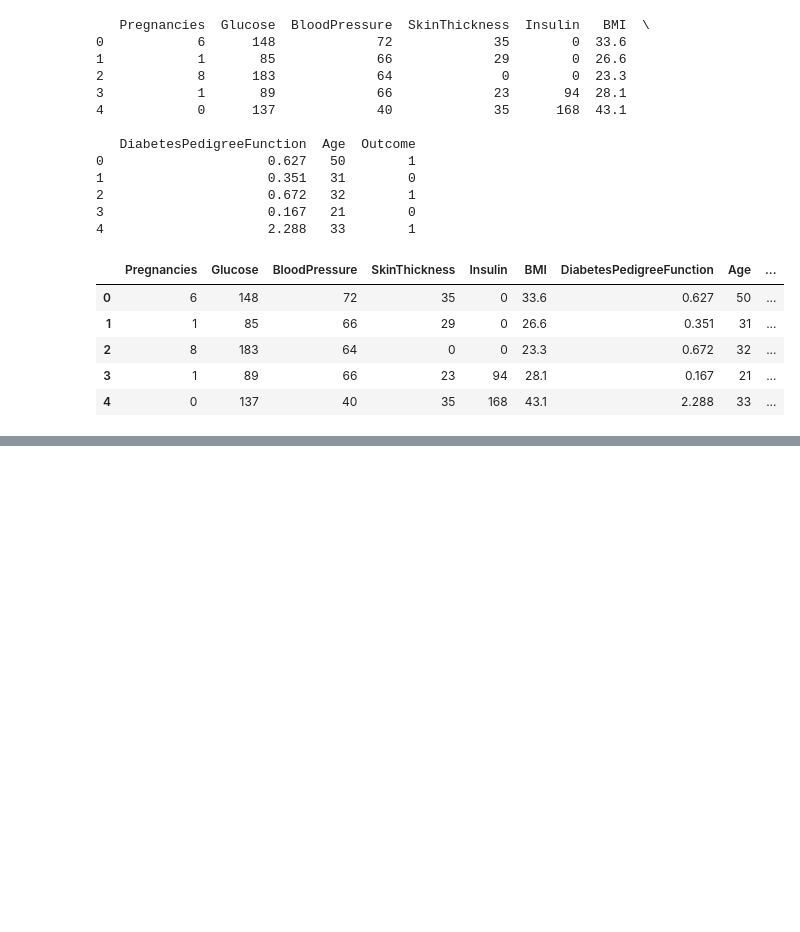
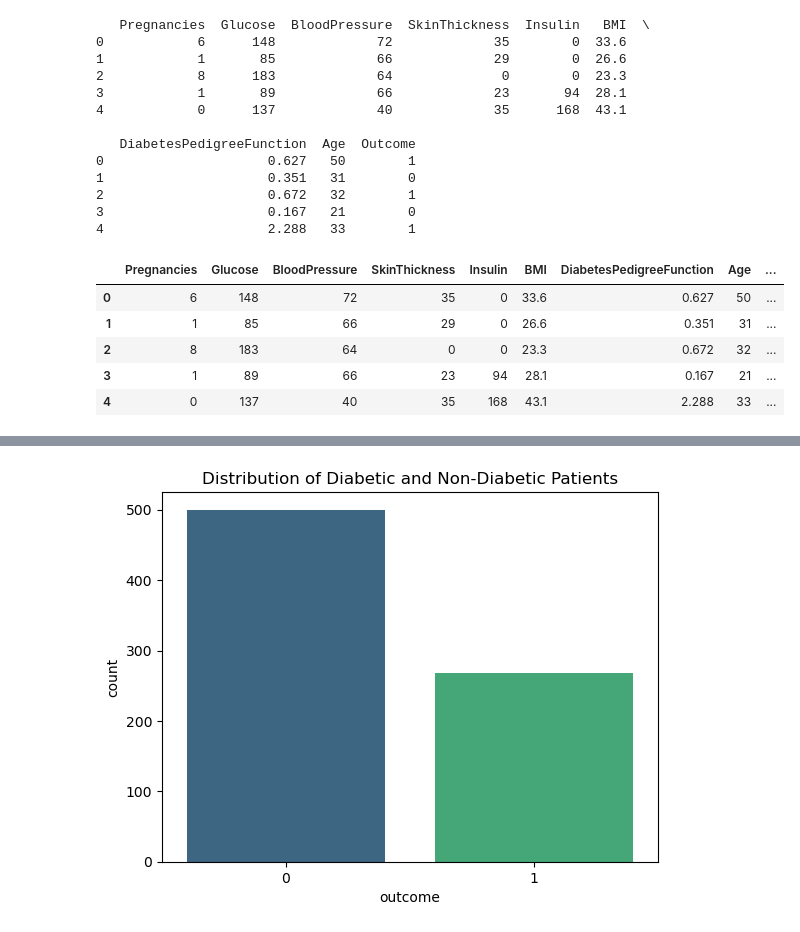
Before and after one commit to Taylanozveren/Diabetes-Dataset-Analysis-Python-Project, a Jupyter notebook: DiabetesProject.ipynb, the cells around one changed output, grey strips where cells are left out. Drawn from its saved outputs; the diff is of its cells as text; code cells hidden in the pictures; blank space fills up the shorter version.

```diff
--- a/DiabetesProject.ipynb
+++ b/DiabetesProject.ipynb
@@ -82,0 +227,7 @@ df.head(5)
+# %%
+# Distribution of Outcome (Diabetic/Non-Diabetic)
+sns.countplot(x='outcome', data=df, palette='viridis')
+plt.title('Distribution of Diabetic and Non-Diabetic Patients', size=12)
+plt.show()
+# %% [output]
+[figure, added]
```
Also changed, not shown: parts of 30 cells of this notebook.
